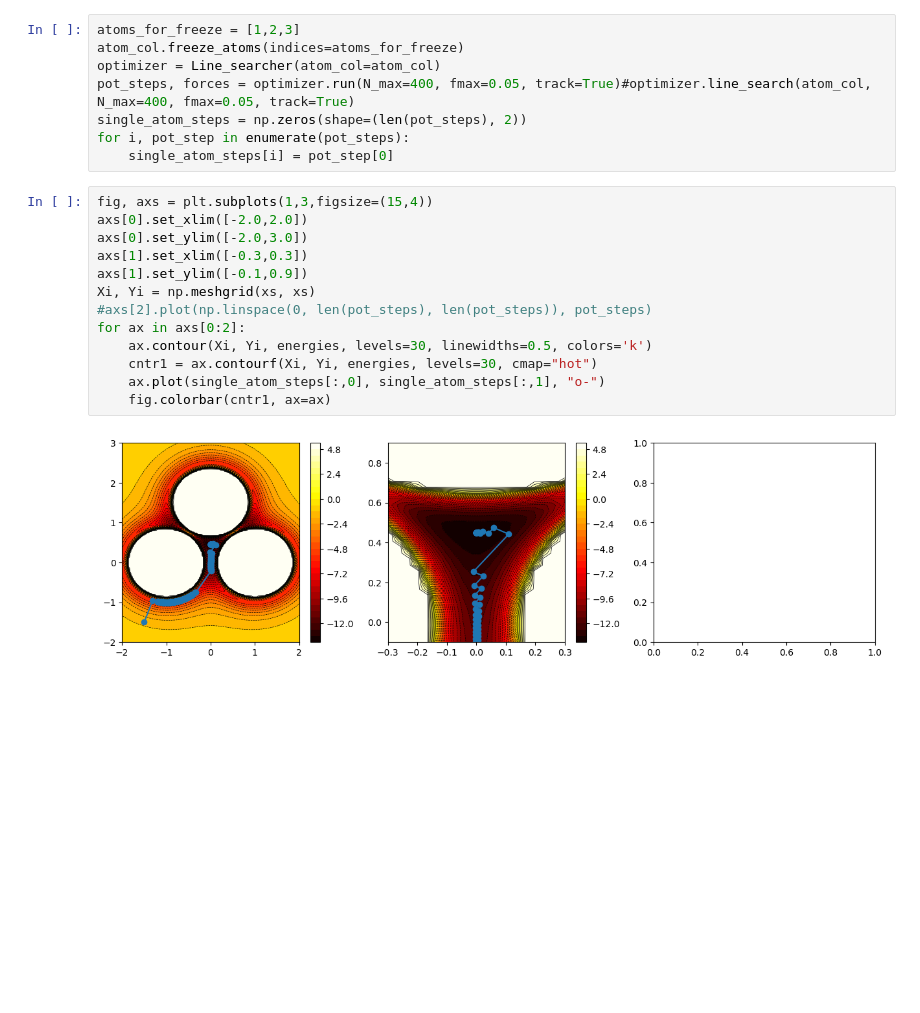
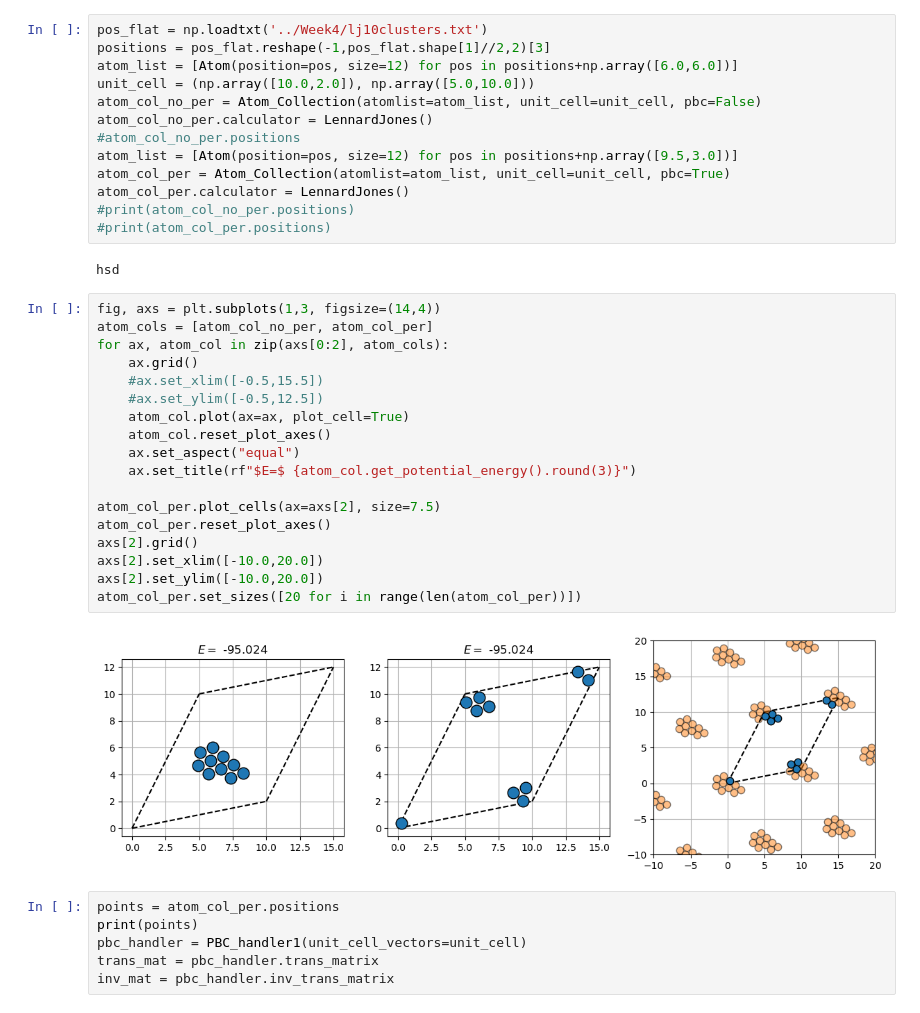
Before and after one commit to karsten3112/Computational-Physics, a Jupyter notebook: Week7/test.ipynb, the cells around one changed output. Drawn from its saved outputs; the diff is of its cells as text; blank space fills up the shorter version.

```diff
--- a/Week7/test.ipynb
+++ b/Week7/test.ipynb
@@ -44,23 +11,41 @@ print(atom_col.get_distances())
-# %%
-atoms_for_freeze = [1,2,3]
-atom_col.freeze_atoms(indices=atoms_for_freeze)
-optimizer = Line_searcher(atom_col=atom_col)
-pot_steps, forces = optimizer.run(N_max=400, fmax=0.05, track=True)#optimizer.line_search(atom_col, N_max=400, fmax=0.05, track=True)
-single_atom_steps = np.zeros(shape=(len(pot_steps), 2))
-for i, pot_step in enumerate(pot_steps):
-    single_atom_steps[i] = pot_step[0]
-# %%
-fig, axs = plt.subplots(1,3,figsize=(15,4))
-axs[0].set_xlim([-2.0,2.0])
-axs[0].set_ylim([-2.0,3.0])
-axs[1].set_xlim([-0.3,0.3])
-axs[1].set_ylim([-0.1,0.9])
-Xi, Yi = np.meshgrid(xs, xs)
-#axs[2].plot(np.linspace(0, len(pot_steps), len(pot_steps)), pot_steps)
-for ax in axs[0:2]:
-    ax.contour(Xi, Yi, energies, levels=30, linewidths=0.5, colors='k')
-    cntr1 = ax.contourf(Xi, Yi, energies, levels=30, cmap="hot")
-    ax.plot(single_atom_steps[:,0], single_atom_steps[:,1], "o-")
-    fig.colorbar(cntr1, ax=ax)
-# %% [output]
-[figure, removed]
+# %%
+pos_flat = np.loadtxt('../Week4/lj10clusters.txt')
+positions = pos_flat.reshape(-1,pos_flat.shape[1]//2,2)[3]
+atom_list = [Atom(position=pos, size=12) for pos in positions+np.array([6.0,6.0])]
+unit_cell = (np.array([10.0,2.0]), np.array([5.0,10.0]))
+atom_col_no_per = Atom_Collection(atomlist=atom_list, unit_cell=unit_cell, pbc=False)
+atom_col_no_per.calculator = LennardJones()
+#atom_col_no_per.positions
+atom_list = [Atom(position=pos, size=12) for pos in positions+np.array([9.5,3.0])]
+atom_col_per = Atom_Collection(atomlist=atom_list, unit_cell=unit_cell, pbc=True)
+atom_col_per.calculator = LennardJones()
+#print(atom_col_no_per.positions)
+#print(atom_col_per.positions)
+# %% [output]
+hsd
+# %%
+fig, axs = plt.subplots(1,3, figsize=(14,4))
+atom_cols = [atom_col_no_per, atom_col_per]
+for ax, atom_col in zip(axs[0:2], atom_cols):
+    ax.grid()
+    #ax.set_xlim([-0.5,15.5])
+    #ax.set_ylim([-0.5,12.5])
+    atom_col.plot(ax=ax, plot_cell=True)
+    atom_col.reset_plot_axes()
+    ax.set_aspect("equal")
+    ax.set_title(rf"$E=$ {atom_col.get_potential_energy().round(3)}")
+
+atom_col_per.plot_cells(ax=axs[2], size=7.5)
+atom_col_per.reset_plot_axes()
+axs[2].grid()
+axs[2].set_xlim([-10.0,20.0])
+axs[2].set_ylim([-10.0,20.0])
+atom_col_per.set_sizes([20 for i in range(len(atom_col_per))])
+# %% [output]
+[figure, added]
+# %%
+points = atom_col_per.positions
+print(points)
+pbc_handler = PBC_handler1(unit_cell_vectors=unit_cell)
+trans_mat = pbc_handler.trans_matrix
+inv_mat = pbc_handler.inv_trans_matrix
```
Also changed, not shown: parts of 16 cells of this notebook, 10 other files.
